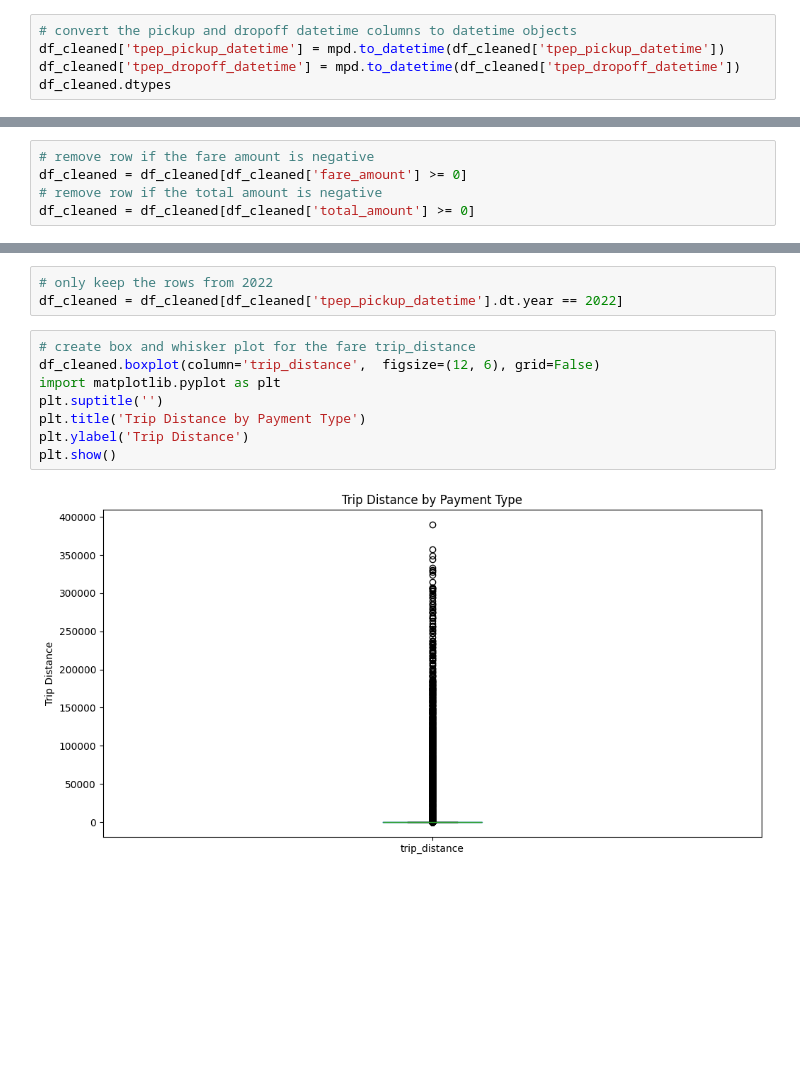
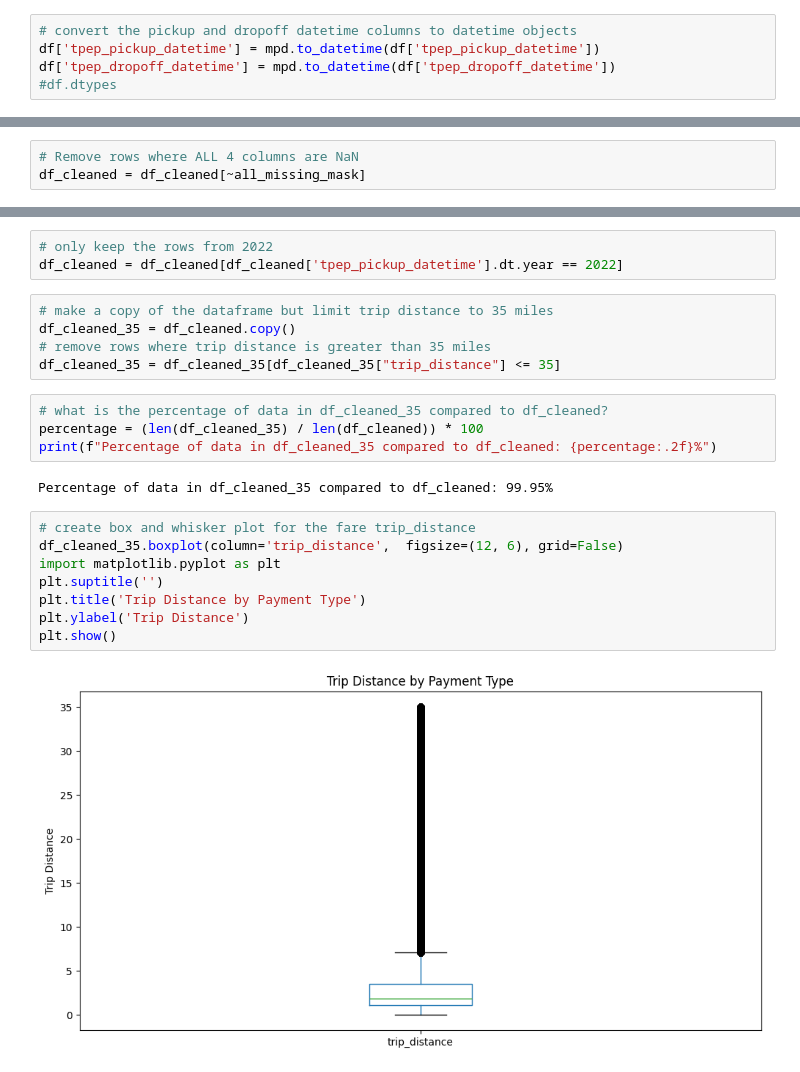
Before and after one commit to timagonch/NY_Taxi_2022, a Jupyter notebook: Test.ipynb, the cells around one changed output, grey strips where cells are left out. Drawn from its saved outputs; the diff is of its cells as text; blank space fills up the shorter version.

```diff
--- a/Test.ipynb
+++ b/Test.ipynb
@@ -29,5 +109,5 @@ df_cleaned = df.copy()
 # %%
 # convert the pickup and dropoff datetime columns to datetime objects
-df_cleaned['tpep_pickup_datetime'] = mpd.to_datetime(df_cleaned['tpep_pickup_datetime'])
-df_cleaned['tpep_dropoff_datetime'] = mpd.to_datetime(df_cleaned['tpep_dropoff_datetime'])
-df_cleaned.dtypes
+df['tpep_pickup_datetime'] = mpd.to_datetime(df['tpep_pickup_datetime'])
+df['tpep_dropoff_datetime'] = mpd.to_datetime(df['tpep_dropoff_datetime'])
+#df.dtypes
@@ -118,5 +134,0 @@ Name: proportion, dtype: float64
-# %%
-# remove row if the fare amount is negative
-df_cleaned = df_cleaned[df_cleaned['fare_amount'] >= 0]
-# remove row if the total amount is negative
-df_cleaned = df_cleaned[df_cleaned['total_amount'] >= 0]
@@ -137,3 +135,6 @@ df_cleaned.head()
+# %%
+# Remove rows where ALL 4 columns are NaN
+df_cleaned = df_cleaned[~all_missing_mask]
 # %%
 # get database statistics
 df_cleaned.describe()
@@ -165,13 +196,24 @@ Name: count, dtype: int64
 # %%
 # only keep the rows from 2022
 df_cleaned = df_cleaned[df_cleaned['tpep_pickup_datetime'].dt.year == 2022]
+# %%
+# make a copy of the dataframe but limit trip distance to 35 miles
+df_cleaned_35 = df_cleaned.copy()
+# remove rows where trip distance is greater than 35 miles
+df_cleaned_35 = df_cleaned_35[df_cleaned_35["trip_distance"] <= 35]
+# %%
+# what is the percentage of data in df_cleaned_35 compared to df_cleaned?
+percentage = (len(df_cleaned_35) / len(df_cleaned)) * 100
+print(f"Percentage of data in df_cleaned_35 compared to df_cleaned: {percentage:.2f}%")
+# %% [output]
+Percentage of data in df_cleaned_35 compared to df_cleaned: 99.95%
 # %%
 # create box and whisker plot for the fare trip_distance
-df_cleaned.boxplot(column='trip_distance',  figsize=(12, 6), grid=False)
+df_cleaned_35.boxplot(column='trip_distance',  figsize=(12, 6), grid=False)
 import matplotlib.pyplot as plt
 plt.suptitle('')
 plt.title('Trip Distance by Payment Type')
 plt.ylabel('Trip Distance')
 plt.show()
 # %% [output]
-[figure, old version]
+[figure, new version]
```
Also changed, not shown: parts of 53 cells of this notebook, 1 other file.
